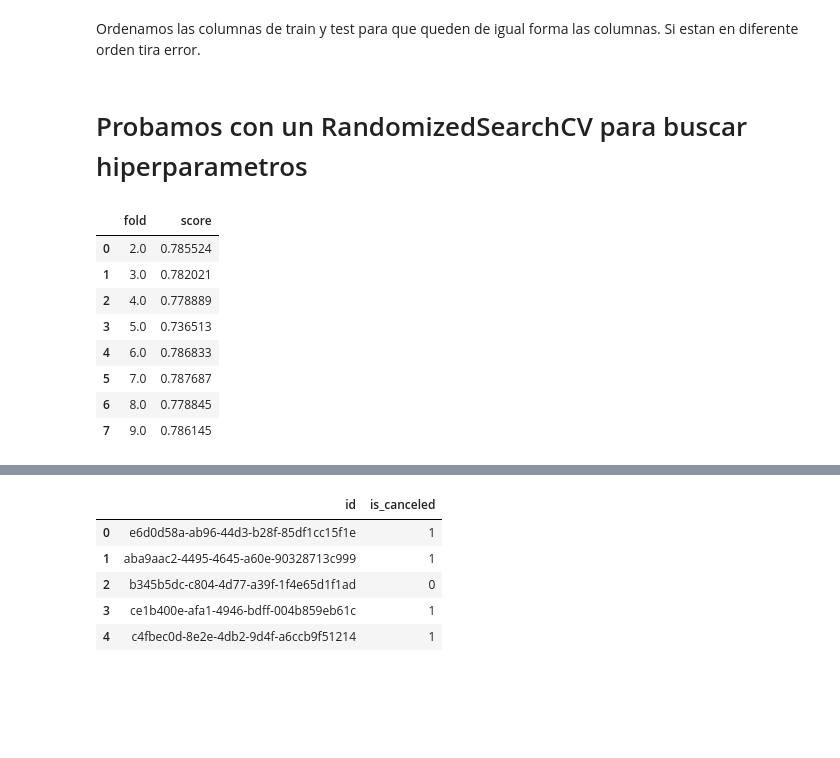
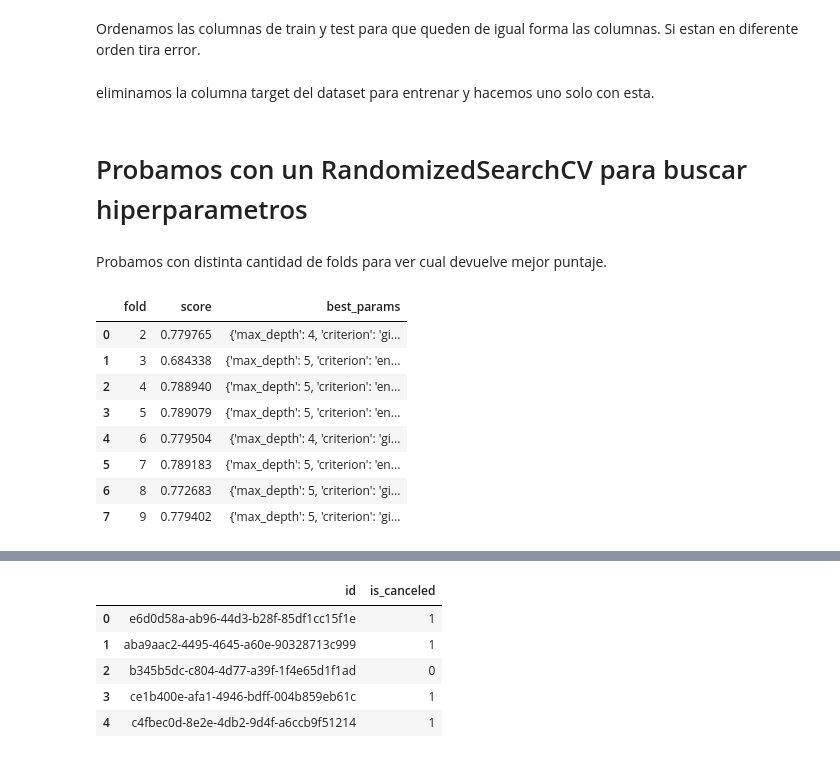
Before and after one commit to franmazzaro/7506R-2C2023-GRUPO39, a Jupyter notebook: 7506R_TP1_GRUPO39_CHP2_ENTREGA.ipynb, the cells around one changed output, grey strips where cells are left out. Cells and saved outputs as stored; diff of their text form; code cells hidden in the pictures; blank space fills up the shorter version.

```diff
--- a/7506R_TP1_GRUPO39_CHP2_ENTREGA.ipynb
+++ b/7506R_TP1_GRUPO39_CHP2_ENTREGA.ipynb
@@ -147,4 +109,0 @@ test_limpio = pd.get_dummies(test_limpio, columns=["meal"], drop_first=True, dty
-# %%
-for meal in paises_no_test:
-
-  test_limpio["meal_" + meal] = np.int64(0)
@@ -328,6 +269,0 @@ paises_no_train = list(set(test_c) - set(reservas_c))
-# %%
-reservas_limpio = pd.get_dummies(reservas_limpio, columns=["arrival_date_year"], drop_first=True, dtype='int64')
-# %%
-for year in paises_no_train:
-
-  reservas_limpio["arrival_date_year_" + year] = np.int64(0)
@@ -384,14 +288,18 @@ test_sin_cuali['company'] = test_sin_cuali['company'].fillna(-1)
+# %% [markdown]
+eliminamos la columna target del dataset para entrenar y hacemos uno solo con esta.
 # %%
 a = reservas_sin_cuali.drop(['is_canceled'], axis=1)
 b = reservas_sin_cuali['is_canceled']
 # %% [markdown]
 # Probamos con un RandomizedSearchCV para buscar hiperparametros
+# %% [markdown]
+Probamos con distinta cantidad de folds para ver cual devuelve mejor puntaje.
 # %%
 score = pd.DataFrame()
+X_train_random, X_test_random, y_train_random, y_test_random = train_test_split(a, b, test_size=0.2, random_state=42)
 
 for k in range(2, 10):
 
-  X_train_ramdom, X_test_ramdom, y_train_ramdom, y_test_ramdom = train_test_split(a, b, test_size=0.2, random_state=42)
 
   n=10
   params_grid = {'criterion':['gini','entropy'],
@@ -415,22 +323,22 @@ for k in range(2, 10):
                               cv=kfoldcv,
                               n_iter=n)
 
-  randomcv.fit(X_train_ramdom, y_train_ramdom);
+  randomcv.fit(X_train_random, y_train_random);
 
-  new_row = {'fold': k, "score": randomcv.best_score_}
+  new_row = {'fold': k, "score": randomcv.best_score_, "best_params": randomcv.best_params_}
   score = score.append(new_row, ignore_index=True)
 # %%
-score.head(34)
+score.head(10)
 # %% [output]
-|  | fold | score |
-| 0 | 2.0 | 0.785524 |
-| 1 | 3.0 | 0.782021 |
-| 2 | 4.0 | 0.778889 |
-| 3 | 5.0 | 0.736513 |
-| 4 | 6.0 | 0.786833 |
-| 5 | 7.0 | 0.787687 |
-| 6 | 8.0 | 0.778845 |
-| 7 | 9.0 | 0.786145 |
+|  | fold | score | best_params |
+| 0 | 2 | 0.779765 | {'max_depth': 4, 'criterion': 'gi... |
+| 1 | 3 | 0.684338 | {'max_depth': 5, 'criterion': 'en... |
+| 2 | 4 | 0.788940 | {'max_depth': 5, 'criterion': 'en... |
+| 3 | 5 | 0.789079 | {'max_depth': 5, 'criterion': 'en... |
+| 4 | 6 | 0.779504 | {'max_depth': 4, 'criterion': 'gi... |
+| 5 | 7 | 0.789183 | {'max_depth': 5, 'criterion': 'en... |
+| 6 | 8 | 0.772683 | {'max_depth': 5, 'criterion': 'gi... |
+| 7 | 9 | 0.779402 | {'max_depth': 5, 'criterion': 'gi... |
 # %%
 score[score['score'].max() == score['score']]
 # %% [output]
```
Also changed, not shown: parts of 102 cells of this notebook.
